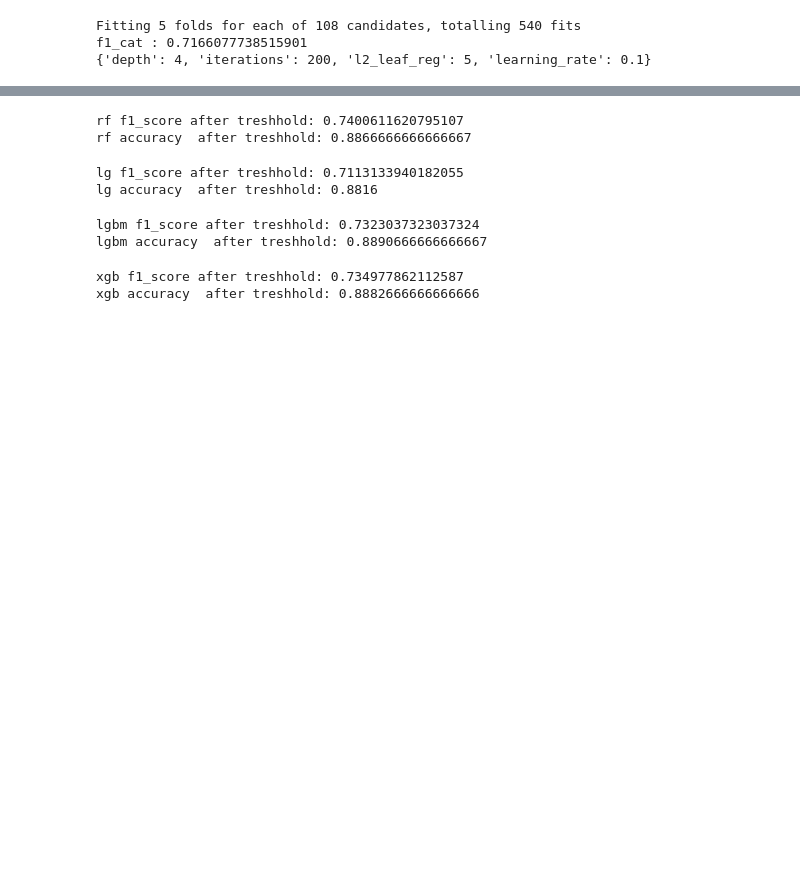
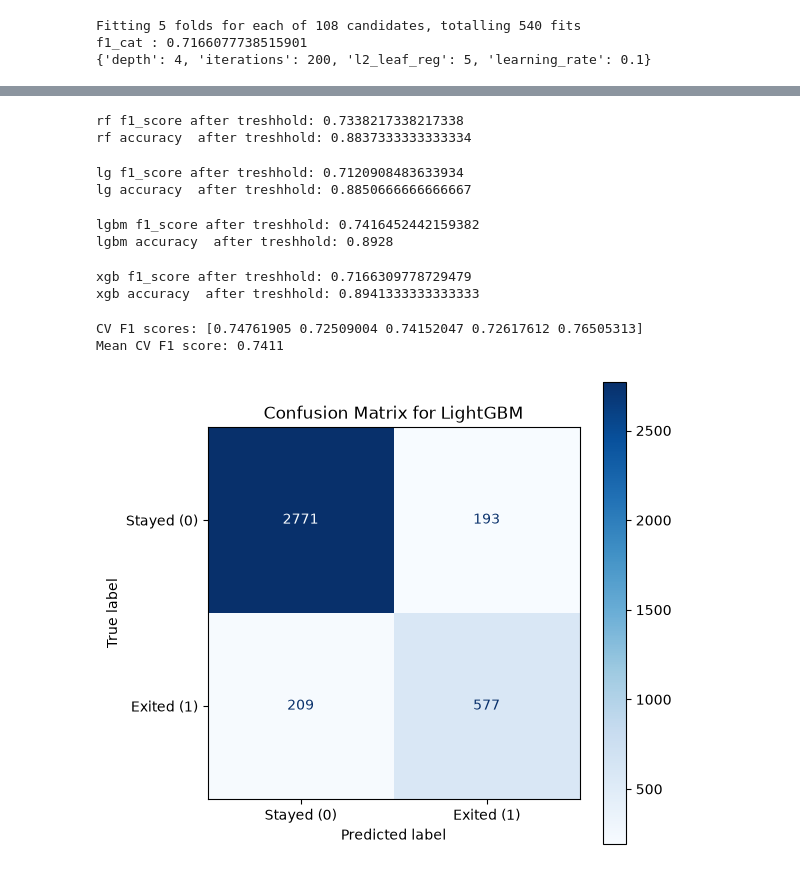
Before and after one commit to armengasparyan314/Programing, a Jupyter notebook: Main Project.ipynb, the cells around one changed output, grey strips where cells are left out. Cells and saved outputs as stored; diff of their text form; code cells hidden in the pictures; blank space fills up the shorter version.

```diff
--- a/Main Project.ipynb
+++ b/Main Project.ipynb
@@ -281,36 +304,62 @@ xgb accuracy  after treshhold: 0.8904
 # %%
 y_proba = rf_after_overfitting.predict_proba(x_test)[:, 1]
-threshold = 0.49
+threshold = 0.5
 rf_pred_new = (y_proba >= threshold).astype(int)
 print('rf f1_score after treshhold:' , f1_score(y_test, rf_pred_new))
 print('rf accuracy  after treshhold:' , accuracy_score(y_test, rf_pred_new))
 # %% [output]
-rf f1_score after treshhold: 0.7400611620795107
-rf accuracy  after treshhold: 0.8866666666666667
+rf f1_score after treshhold: 0.7338217338217338
+rf accuracy  after treshhold: 0.8837333333333334
 # %%
 y_proba = dc_after_overfitting.predict_proba(x_test)[:, 1]
-threshold = 0.7
+threshold = 0.75
 dc_pred_new = (y_proba >= threshold).astype(int)
 print('lg f1_score after treshhold:' , f1_score(y_test, dc_pred_new))
 print('lg accuracy  after treshhold:' , accuracy_score(y_test, dc_pred_new))
 # %% [output]
-lg f1_score after treshhold: 0.7113133940182055
-lg accuracy  after treshhold: 0.8816
+lg f1_score after treshhold: 0.7120908483633934
+lg accuracy  after treshhold: 0.8850666666666667
 # %%
 y_proba = lgbm_after_overfitting.predict_proba(x_test)[:, 1]
-threshold = 0.37
+threshold = 0.38
 lgbm_pred_new = (y_proba >= threshold).astype(int)
 print('lgbm f1_score after treshhold:' , f1_score(y_test, lgbm_pred_new))
 print('lgbm accuracy  after treshhold:' , accuracy_score(y_test, lgbm_pred_new))
 # %% [output]
-lgbm f1_score after treshhold: 0.7323037323037324
-lgbm accuracy  after treshhold: 0.8890666666666667
+lgbm f1_score after treshhold: 0.7416452442159382
+lgbm accuracy  after treshhold: 0.8928
 # %%
 y_proba = cat_after_overfitting.predict_proba(x_test)[:, 1]
-threshold = 0.35
+threshold = 0.52
 cat_pred_new = (y_proba >= threshold).astype(int)
 print('xgb f1_score after treshhold:' , f1_score(y_test, cat_pred_new))
 print('xgb accuracy  after treshhold:' , accuracy_score(y_test, cat_pred_new))
 # %% [output]
-xgb f1_score after treshhold: 0.734977862112587
-xgb accuracy  after treshhold: 0.8882666666666666
+xgb f1_score after treshhold: 0.7166309778729479
+xgb accuracy  after treshhold: 0.8941333333333333
+# %%
+# # Ստեղծում ենք Stratified K-Fold խաչաձև վավերացումը
+# cv = StratifiedKFold(n_splits=5, shuffle=True, random_state=42)
+
+# Հաշվում ենք F1 score-ը բոլոր ֆոլդերի համար
+cv_scores = cross_val_score(lgbm_after_overfitting, x_train, y_train, cv=5, scoring='f1', n_jobs=-1)
+
+print(f'CV F1 scores: {cv_scores}')
+print(f'Mean CV F1 score: {cv_scores.mean():.4f}')
+# %% [output]
+CV F1 scores: [0.74761905 0.72509004 0.74152047 0.72617612 0.76505313]
+Mean CV F1 score: 0.7411
+# %%
+from sklearn.metrics import  ConfusionMatrixDisplay
+
+# Հաշվում ենք մատրիցան թեստային տվյալների վրա
+cm = confusion_matrix(y_test, lgbm_pred_new)
+
+# Վիզուալիզացիա
+plt.figure(figsize=(6, 6))
+disp = ConfusionMatrixDisplay(confusion_matrix=cm, display_labels=['Stayed (0)', 'Exited (1)'])
+disp.plot(cmap=plt.cm.Blues, values_format='d', ax=plt.gca())
+plt.title('Confusion Matrix for LightGBM')
+plt.show()
+# %% [output]
+[figure, added]
```
Also changed, not shown: parts of 19 cells of this notebook.
